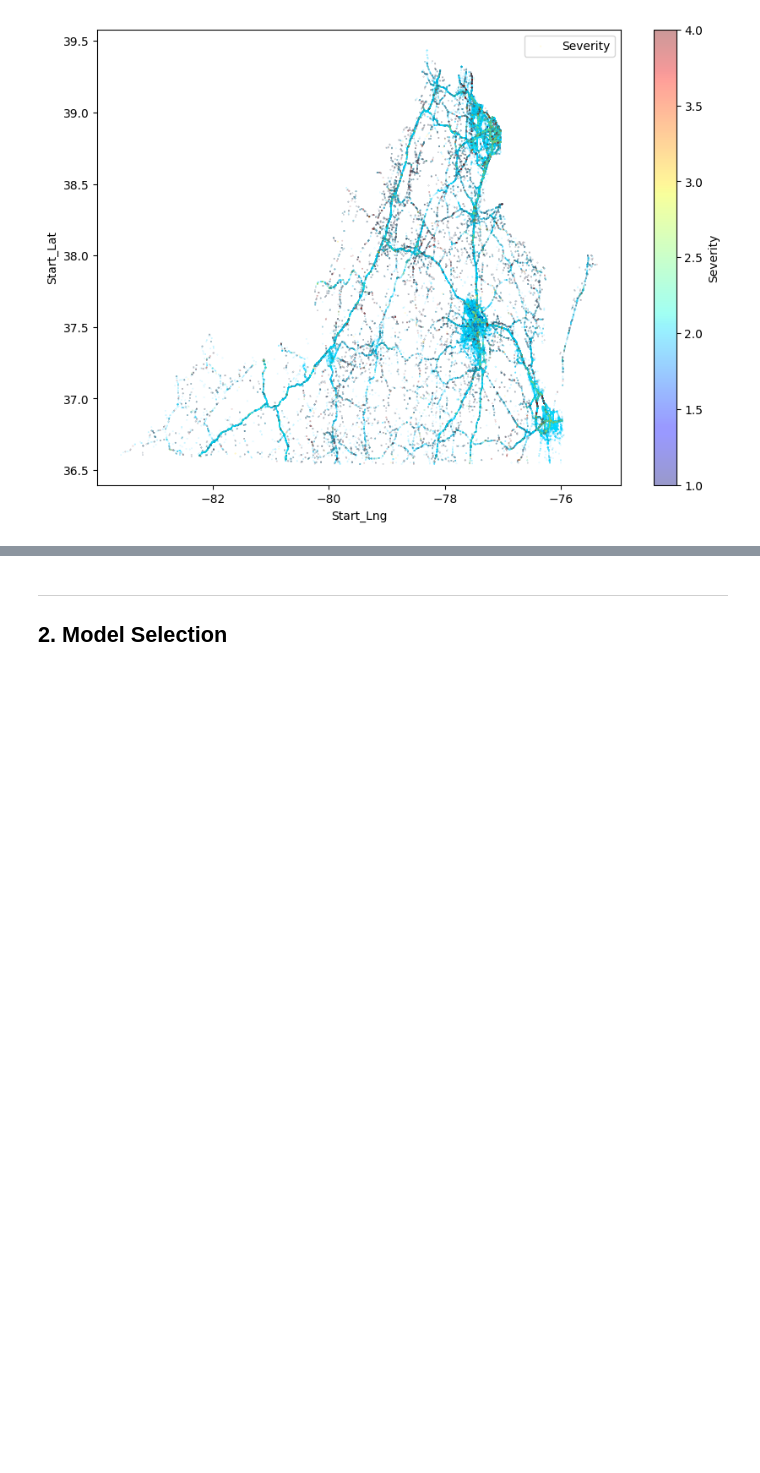
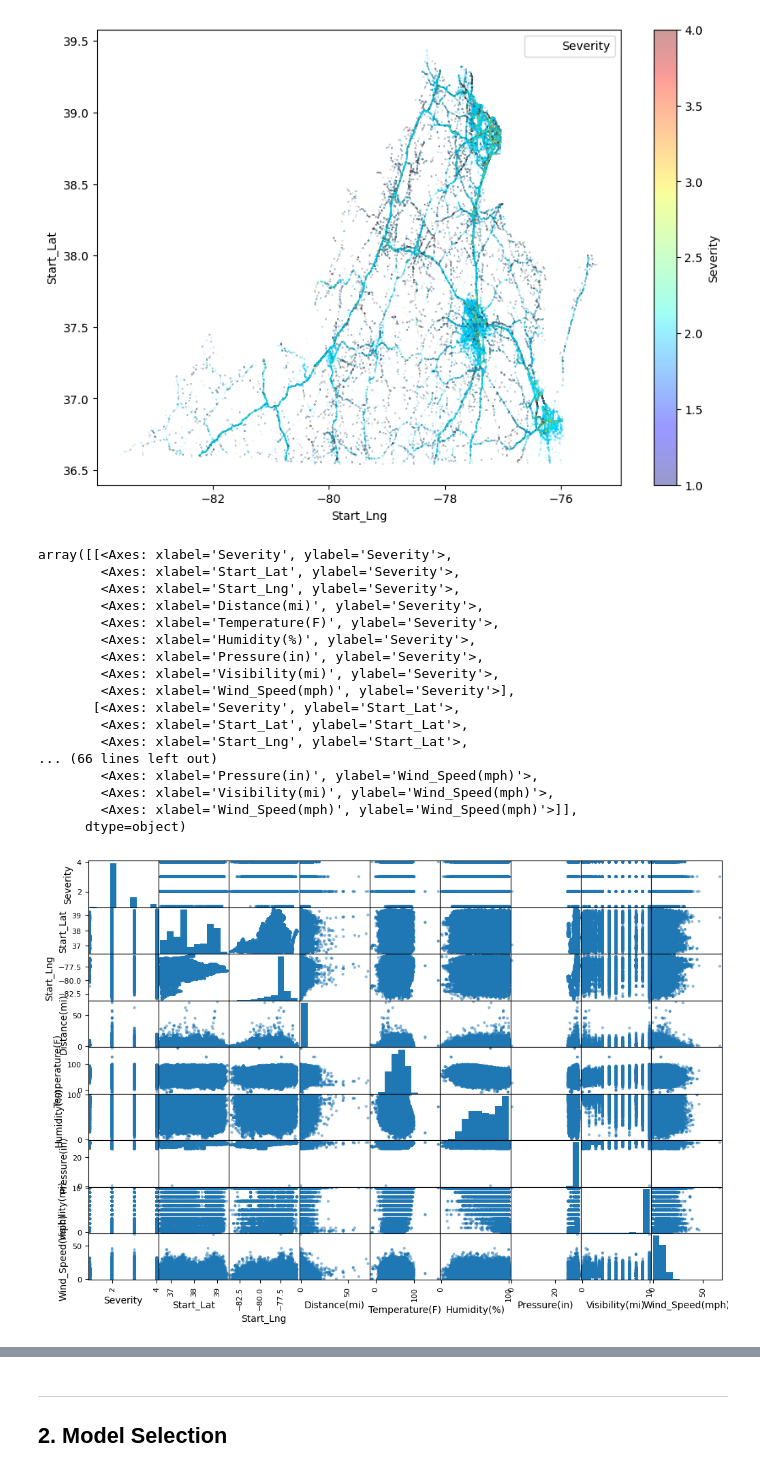
Before and after one commit to aop1/ML-Driving-Accidents, a Jupyter notebook: Project.ipynb, the cells around one changed output, grey strips where cells are left out. Saved outputs shown, nothing was run; the diff lists cells and outputs as text; code cells hidden in the pictures; blank space fills up the shorter version.

```diff
--- a/Project.ipynb
+++ b/Project.ipynb
@@ -75,6 +93,30 @@ plt.legend()
 # %% [output]
 <matplotlib.legend.Legend at 0x...>
 [figure]
+# %%
+attributes = []
+for c in data.select_dtypes(include=[np.number]).corr().columns:
+  attributes.append(c)
+scatter_matrix(data[attributes], figsize=(12, 8))
+# %% [output]
+array([[<Axes: xlabel='Severity', ylabel='Severity'>,
+        <Axes: xlabel='Start_Lat', ylabel='Severity'>,
+        <Axes: xlabel='Start_Lng', ylabel='Severity'>,
+        <Axes: xlabel='Distance(mi)', ylabel='Severity'>,
+        <Axes: xlabel='Temperature(F)', ylabel='Severity'>,
+        <Axes: xlabel='Humidity(%)', ylabel='Severity'>,
+        <Axes: xlabel='Pressure(in)', ylabel='Severity'>,
+        <Axes: xlabel='Visibility(mi)', ylabel='Severity'>,
+        <Axes: xlabel='Wind_Speed(mph)', ylabel='Severity'>],
+       [<Axes: xlabel='Severity', ylabel='Start_Lat'>,
+        <Axes: xlabel='Start_Lat', ylabel='Start_Lat'>,
+        <Axes: xlabel='Start_Lng', ylabel='Start_Lat'>,
+... (66 lines left out)
+        <Axes: xlabel='Pressure(in)', ylabel='Wind_Speed(mph)'>,
+        <Axes: xlabel='Visibility(mi)', ylabel='Wind_Speed(mph)'>,
+        <Axes: xlabel='Wind_Speed(mph)', ylabel='Wind_Speed(mph)'>]],
+      dtype=object)
+[figure, added]
 # %%
 from sklearn.model_selection import train_test_split
 
```
Also changed, not shown: parts of 9 cells of this notebook, 1 other file.
